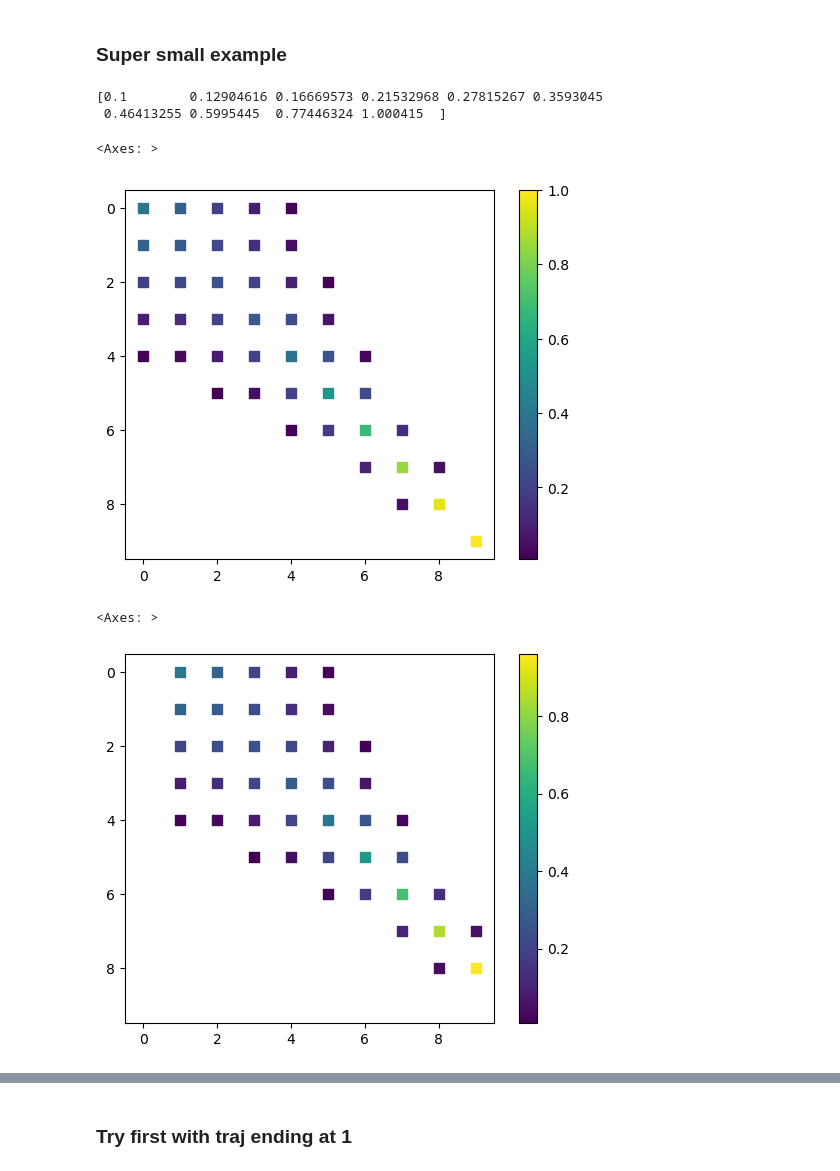
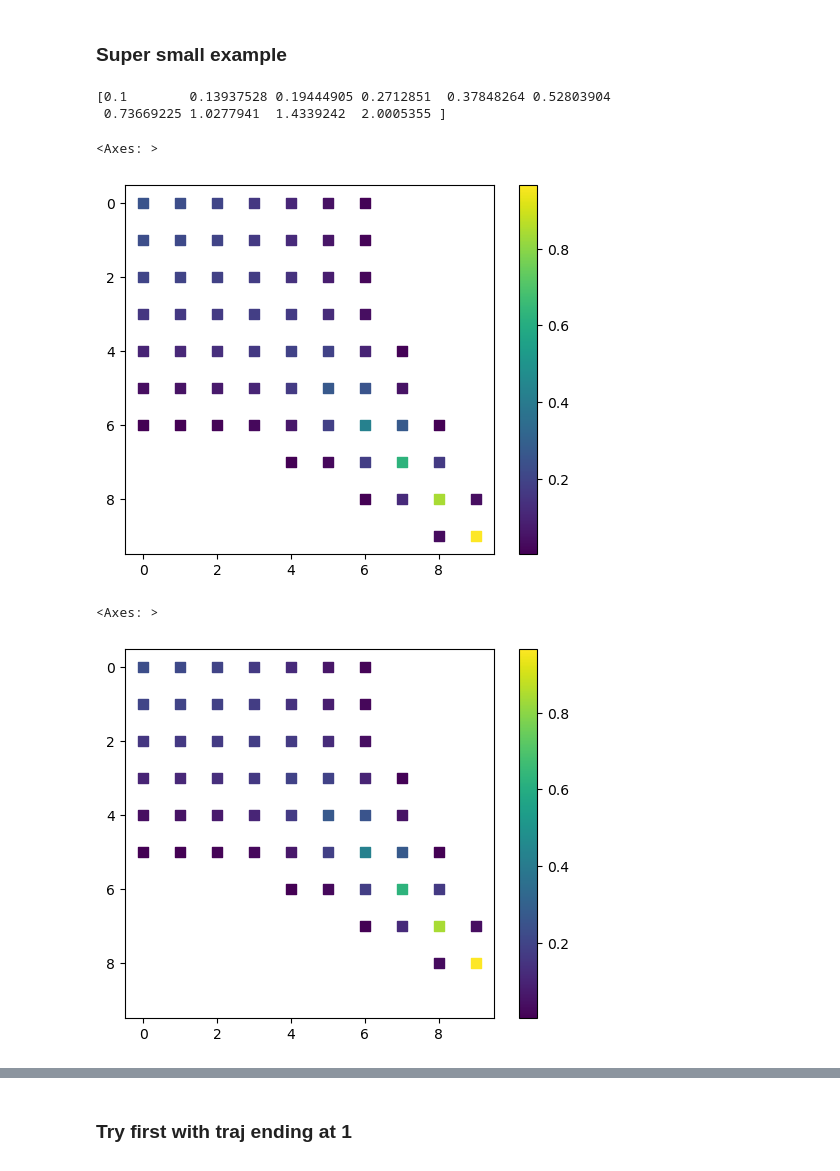
Before and after one commit to hschoeller/Stochastic_Intertia, a Jupyter notebook: code/code_deposit/Toy.ipynb, the cells around one changed output, grey strips where cells are left out. Drawn from its saved outputs; the diff is of its cells as text; code cells hidden in the pictures.

```diff
--- a/code/code_deposit/Toy.ipynb
+++ b/code/code_deposit/Toy.ipynb
@@ -31,3 +55,5 @@ from cdv_utils import (plot_lifetime_distributions_lines, diffusion_maps_matrix,
 # %%
-dt = 1e-3
+dt = 1e-2
 save_every = 1
+sigmas = np.linspace(0.0, 0.5, 101, dtype=np.float32)
+rng = np.random.default_rng(6942)
@@ -458,16 +465,15 @@ plt.show()
 # %% [markdown]
 ## Now the TO methods
 # %%
-rng = np.random.default_rng(12345)
 times, states, sigma_arr = simulate_trajectories_per_sigma(
-    sigmas=np.array([0.0], dtype=np.float32),   # single sigma -> single column
+    sigmas=np.array([0.0], dtype=np.float32),
     dt=dt,
-    n_steps=100000 - 1,
-    reset_sampler=uniform_reset_sampler_vectorized,
+    n_steps=int(2e4) - 1,
+    reset_sampler=uniform_radius_sampler_vectorized,
     rng=rng,
     save_every=save_every,
-    x0=0.1,
+    x0=0.05,
     dtype=np.float32
 )
 reset_times_per_path = [
-    times[np.abs(states[:, j]) > 1] for j in range(states.shape[1])]
+    times[np.abs(states[:, j]) > 2] for j in range(states.shape[1])]
@@ -656,45 +480,27 @@ def expected_escape_times_from_TO_fast(L, mask,
 # %% [markdown]
 ### Super small example
-# %%
-from scipy import sparse
-import matplotlib.pyplot as plt
-import numpy as np
-
-
-def spy_col(Q):
-    coo = Q.tocoo()
-    sc = plt.scatter(coo.col, coo.row, c=np.abs(coo.data),
-                     s=50, marker='s', cmap='viridis')
-    ax = plt.gca()
-    ax.invert_yaxis()
-    ax.set_xlim(-0.5, Q.shape[1] - 0.5)
-    ax.set_ylim(Q.shape[0] - 0.5, -0.5)
-    ax.set_aspect('equal')
-    plt.colorbar(sc, ax=ax)
-    return ax
 # %%
-first_exit = np.where(np.abs(states[:, 0]) > 1)[0][0]
-
-mini_traj = states[np.linspace(0, first_exit, num=10, dtype=int), 0]
+first_reset = np.where(np.abs(states[:, 0]) > 2)[0][0]
+mini_traj = states[np.linspace(0, first_reset, num=10, dtype=int), 0]
 blocking_mask = np.where(np.abs(mini_traj) < 1.0)[0]
 print(mini_traj)
 # %% [output]
-[0.1        0.12904616 0.16669573 0.21532968 0.27815267 0.3593045
- 0.46413255 0.5995445  0.77446324 1.000415  ]
+[0.1        0.13937528 0.19444905 0.2712851  0.37848264 0.52803904
+ 0.73669225 1.0277941  1.4339242  2.0005355 ]
 # %%
-DMM, A = diffusion_maps_matrix_1d(mini_traj, 1e-2)
+DMM, A = diffusion_maps_matrix_1d(mini_traj, 1e-1)
 coo = DMM.tocoo()
 spy_col(DMM)
 # %% [output]
 <Axes: >
-[figure, old version]
+[figure, new version]
 # %%
-L = sparse.hstack([sparse.csr_matrix((DMM.shape[0], 1)),
-                  DMM[:, :DMM.shape[0]-1]], format='csr')
+L = sparse.vstack(
+    [DMM[1:], sparse.csr_matrix((1, DMM.shape[1]))], format='csr')
 spy_col(L)
 # %% [output]
 <Axes: >
-[figure, old version]
+[figure, new version]
 # %%
 
 Q = L[blocking_mask][:,
```
Also changed, not shown: parts of 73 cells of this notebook, 10 other files.
